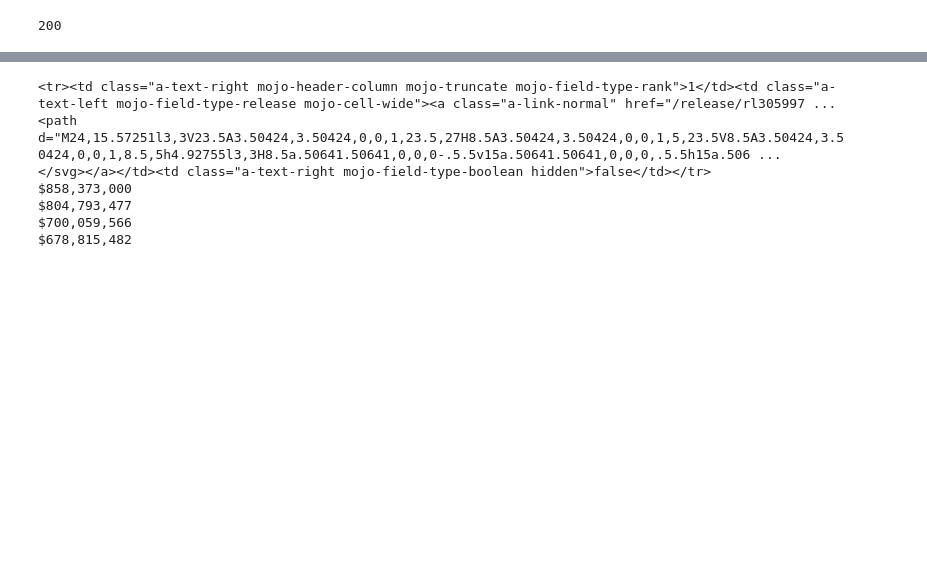
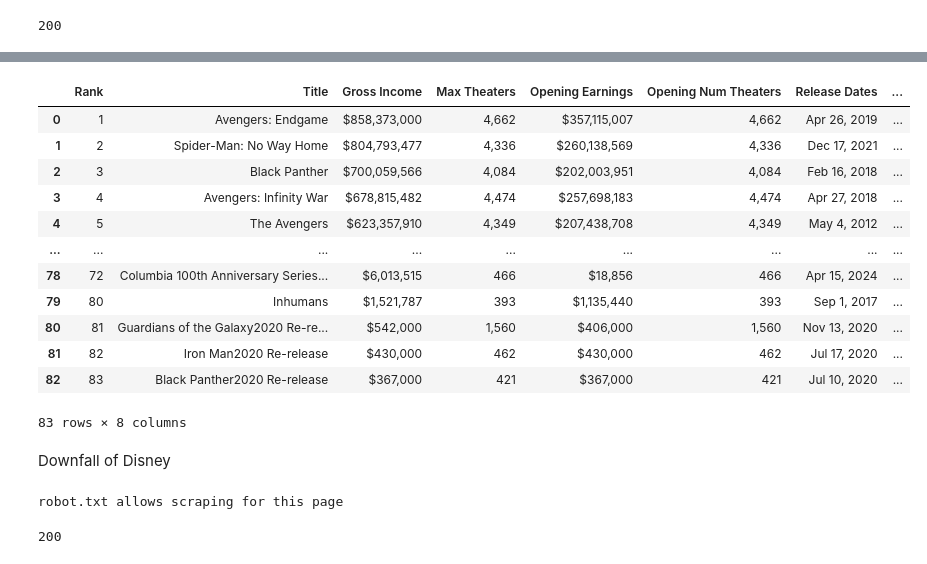
Before and after one commit to KimmyBeeW/Disney-Web-Scraping, a Jupyter notebook: get_data.ipynb, the cells around one changed output, grey strips where cells are left out. Cells and saved outputs as stored; diff of their text form; code cells hidden in the pictures; blank space fills up the shorter version.

Commit message:
scrape disney stock data and to csv

```diff
--- a/get_data.ipynb
+++ b/get_data.ipynb
@@ -42,28 +26,20 @@ print(container)
 # %%
 items = container.find_all('tr')
-ranks, titles, box_offices, max_theaters, opening_earnings, opening_num_thtrs, release_dates, studios = [], [], [], [], [], [], [], []
-for row in items[1:5]:
+ranks, titles, gross, max_theaters, opening_earnings, opening_num_thtrs, release_dates, studios = [], [], [], [], [], [], [], []
+for row in items[1:]:
     rank = row.find('td', class_='mojo-field-type-rank').text
     ranks.append(rank)
     title = row.find('td', class_='mojo-field-type-release').text
     titles.append(title)
     life_gross = row.find('td', class_='a-text-right mojo-field-type-money mojo-sort-column mojo-estimatable').text
-    box_offices.append(life_gross)
+    gross.append(life_gross)
     max_theater = row.find('td', class_='a-text-right mojo-field-type-positive_integer').text
     max_theaters.append(max_theater)
-    opening = row.find('td', class_='').text
+    opening = row.find('td', class_='a-text-right mojo-field-type-money').text
     opening_earnings.append(opening)
-    opening_num_thtr = row.find('td', class_='').text
+    opening_num_thtr = row.find('td', class_='a-text-right mojo-field-type-positive_integer').text
     opening_num_thtrs.append(opening_num_thtr)
     release_date = row.find('td', class_='mojo-field-type-date').text
     release_dates.append(release_date)
-    studio = row.find('td', class_='mojo-field-type-release_studios').text
+    studio = row.find('td', class_='mojo-field-type-release_studios').text.strip('\n')
     studios.append(studio)
-# %% [output]
-<tr><td class="a-text-right mojo-header-column mojo-truncate mojo-field-type-rank">1</td><td class="a-text-left mojo-field-type-release mojo-cell-wide"><a class="a-link-normal" href="/release/rl305997 ...
-<path d="M24,15.57251l3,3V23.5A3.50424,3.50424,0,0,1,23.5,27H8.5A3.50424,3.50424,0,0,1,5,23.5V8.5A3.50424,3.50424,0,0,1,8.5,5h4.92755l3,3H8.5a.50641.50641,0,0,0-.5.5v15a.50641.50641,0,0,0,.5.5h15a.506 ...
-</svg></a></td><td class="a-text-right mojo-field-type-boolean hidden">false</td></tr>
-$858,373,000
-$804,793,477
-$700,059,566
-$678,815,482
@@ -72,0 +46,17 @@ df
+# %%
+df = pd.DataFrame({'Rank': ranks, 'Title': titles, 'Gross Income': gross, 'Max Theaters': max_theaters, 'Opening Earnings': opening_earnings, 'Opening Num Theaters': opening_num_thtrs, 'Release Dates': release_dates, 'Studio': studios})
+df
+# %% [output]
+|  | Rank | Title | Gross Income | Max Theaters | Opening Earnings | Opening Num Theaters | Release Dates | ... |
+| 0 | 1 | Avengers: Endgame | $858,373,000 | 4,662 | $357,115,007 | 4,662 | Apr 26, 2019 | ... |
+| 1 | 2 | Spider-Man: No Way Home | $804,793,477 | 4,336 | $260,138,569 | 4,336 | Dec 17, 2021 | ... |
+| 2 | 3 | Black Panther | $700,059,566 | 4,084 | $202,003,951 | 4,084 | Feb 16, 2018 | ... |
+| 3 | 4 | Avengers: Infinity War | $678,815,482 | 4,474 | $257,698,183 | 4,474 | Apr 27, 2018 | ... |
+| 4 | 5 | The Avengers | $623,357,910 | 4,349 | $207,438,708 | 4,349 | May 4, 2012 | ... |
+| ... | ... | ... | ... | ... | ... | ... | ... | ... |
+| 78 | 72 | Columbia 100th Anniversary Series... | $6,013,515 | 466 | $18,856 | 466 | Apr 15, 2024 | ... |
+| 79 | 80 | Inhumans | $1,521,787 | 393 | $1,135,440 | 393 | Sep 1, 2017 | ... |
+| 80 | 81 | Guardians of the Galaxy2020 Re-re... | $542,000 | 1,560 | $406,000 | 1,560 | Nov 13, 2020 | ... |
+| 81 | 82 | Iron Man2020 Re-release | $430,000 | 462 | $430,000 | 462 | Jul 17, 2020 | ... |
+| 82 | 83 | Black Panther2020 Re-release | $367,000 | 421 | $367,000 | 421 | Jul 10, 2020 | ... |
+83 rows × 8 columns
@@ -72,0 +65,2 @@ df
+# %% [markdown]
+Downfall of Disney
@@ -72,0 +71,15 @@ df
+# %%
+
+url2 = 'https://finance.yahoo.com/quote/DIS/history/?period1=1571423893&period2=1729276688'
+rg = RG(url2)
+if rg.can_follow_link(url2):
+    print("robot.txt allows scraping for this page")
+else:
+    print('Forbidden: ', rg.forbidden)
+# %% [output]
+robot.txt allows scraping for this page
+# %%
+r2 = requests.get(url2, headers=header)
+print(r2.status_code)
+# %% [output]
+200
```
Also changed, not shown: parts of 9 cells of this notebook, 4 other files.
